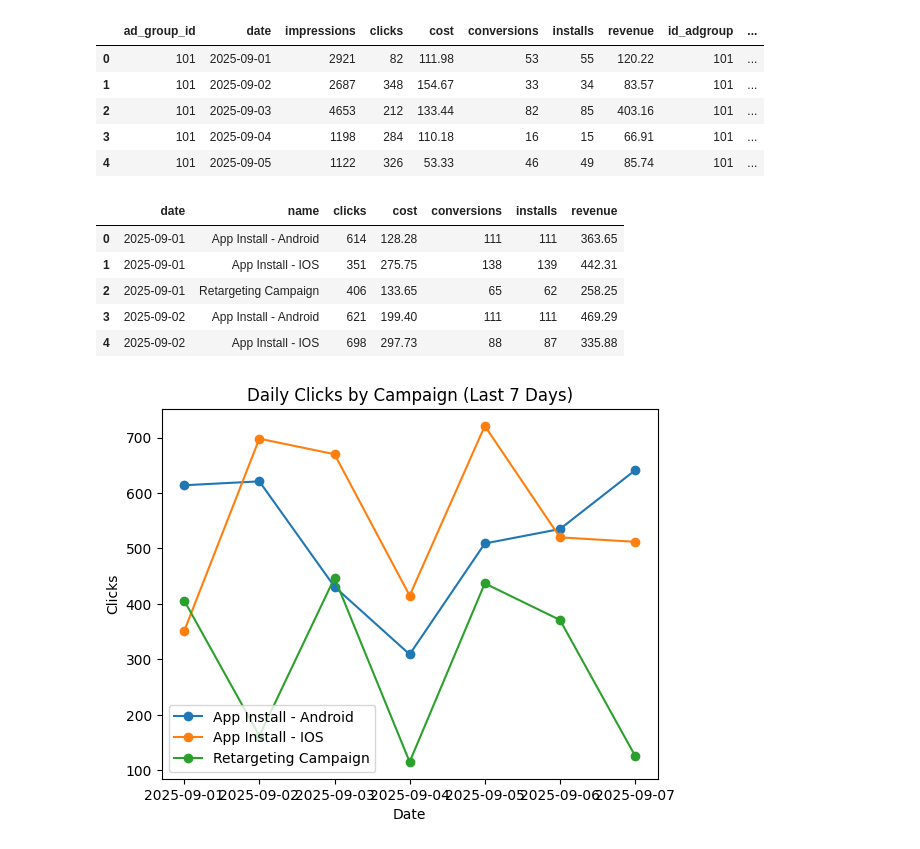
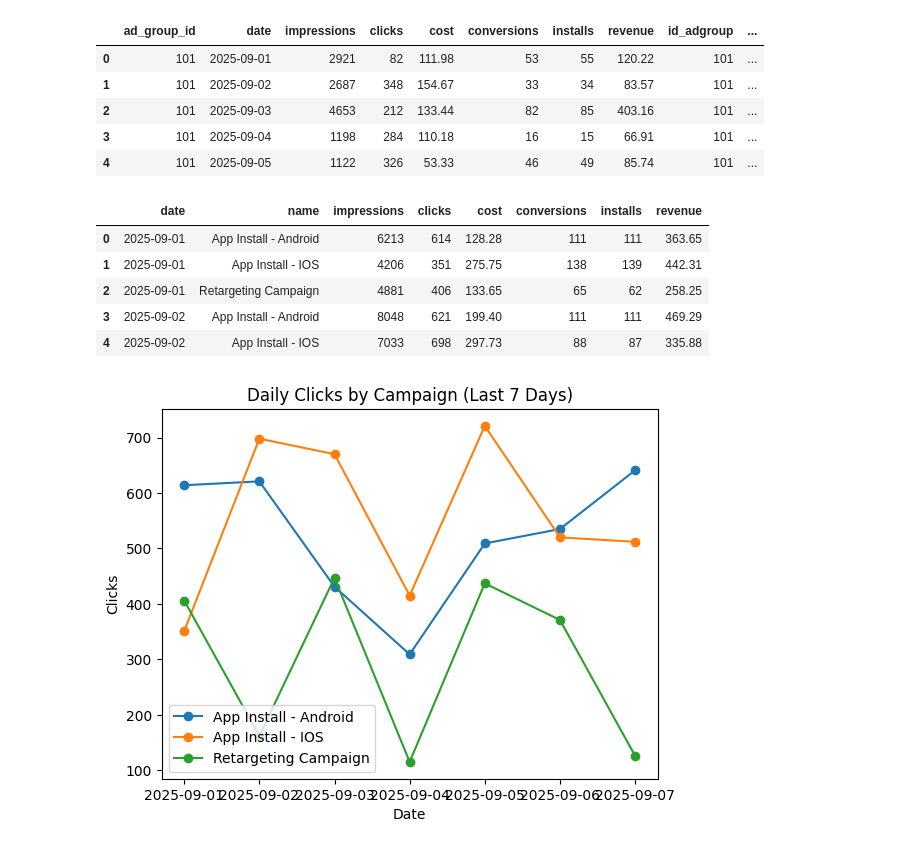
Before and after one commit to ecetuanahezer/Marketing-Campaign, a Jupyter notebook: analyze_dummy_data.ipynb, the cells around one changed output. Drawn from its saved outputs; the diff is of its cells as text; code cells hidden in the pictures.

```diff
--- a/analyze_dummy_data.ipynb
+++ b/analyze_dummy_data.ipynb
@@ -74,20 +74,21 @@ df.head()
 | 4 | 101 | 2025-09-05 | 1122 | 326 | 53.33 | 46 | 49 | 85.74 | 101 | ... |
 # %%
 df_daily = df.groupby(["date", "name"]).agg({
+    "impressions": "sum",
     "clicks": "sum",
     "cost": "sum",
     "conversions": "sum",
     "installs": "sum",
     "revenue": "sum"
 }).reset_index()
 df_daily.head()
 # %% [output]
-|  | date | name | clicks | cost | conversions | installs | revenue |
-| 0 | 2025-09-01 | App Install - Android | 614 | 128.28 | 111 | 111 | 363.65 |
-| 1 | 2025-09-01 | App Install - IOS | 351 | 275.75 | 138 | 139 | 442.31 |
-| 2 | 2025-09-01 | Retargeting Campaign | 406 | 133.65 | 65 | 62 | 258.25 |
-| 3 | 2025-09-02 | App Install - Android | 621 | 199.40 | 111 | 111 | 469.29 |
-| 4 | 2025-09-02 | App Install - IOS | 698 | 297.73 | 88 | 87 | 335.88 |
+|  | date | name | impressions | clicks | cost | conversions | installs | revenue |
+| 0 | 2025-09-01 | App Install - Android | 6213 | 614 | 128.28 | 111 | 111 | 363.65 |
+| 1 | 2025-09-01 | App Install - IOS | 4206 | 351 | 275.75 | 138 | 139 | 442.31 |
+| 2 | 2025-09-01 | Retargeting Campaign | 4881 | 406 | 133.65 | 65 | 62 | 258.25 |
+| 3 | 2025-09-02 | App Install - Android | 8048 | 621 | 199.40 | 111 | 111 | 469.29 |
+| 4 | 2025-09-02 | App Install - IOS | 7033 | 698 | 297.73 | 88 | 87 | 335.88 |
 # %%
 for campaign_name in df_daily["name"].unique():
     subset = df_daily[df_daily["name"] == campaign_name]
```
Also changed, not shown: parts of 3 cells of this notebook.
